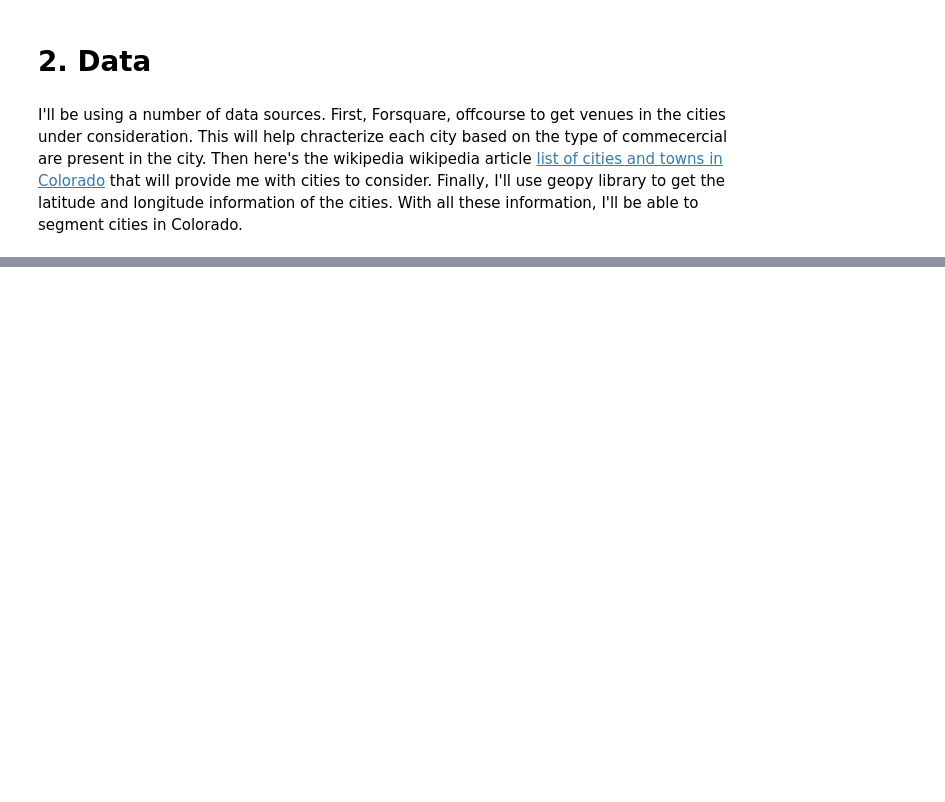
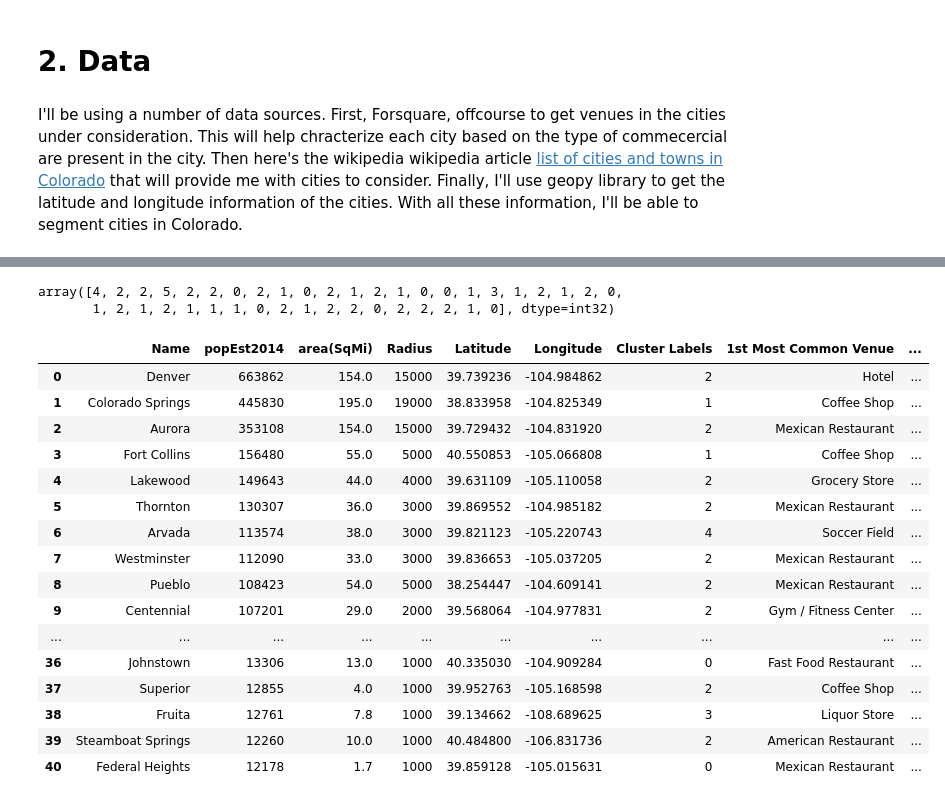
Before and after one commit to Ahmedbjr/Clustering, a Jupyter notebook: Cities Like Fort Collins.ipynb, the cells around one changed output, grey strips where cells are left out. Saved outputs shown, nothing was run; the diff lists cells and outputs as text; code cells hidden in the pictures; blank space fills up the shorter version.

```diff
--- a/Cities Like Fort Collins.ipynb
+++ b/Cities Like Fort Collins.ipynb
@@ -9,0 +449,21 @@ Then here's the wikipedia wikipedia article <a href="https://en.wikipedia.org/wi
+# %%
+num_top_venues = 10
+
+indicators = ['st', 'nd', 'rd']
+
+# create columns according to number of top venues
+columns = ['City']
+for ind in np.arange(num_top_venues):
+    try:
+        columns.append('{}{} Most Common Venue'.format(ind+1, indicators[ind]))
+    except:
+        columns.append('{}th Most Common Venue'.format(ind+1))
+
+# create a new dataframe
+city_venues_sorted = pd.DataFrame(columns=columns)
+city_venues_sorted['City'] = colorado_grouped['City']
+
+for ind in np.arange(colorado_grouped.shape[0]):
+    city_venues_sorted.iloc[ind, 1:] = return_most_common_venues(colorado_grouped.iloc[ind, :], num_top_venues)
+
+city_venues_sorted.head()
@@ -9,0 +492,11 @@ Then here's the wikipedia wikipedia article <a href="https://en.wikipedia.org/wi
+# %%
+# set number of clusters
+kclusters = 6
+
+colorado_grouped_clustering = colorado_grouped.drop('City', 1)
+
+# run k-means clustering
+kmeans = KMeans(n_clusters=kclusters, random_state=0).fit(colorado_grouped_clustering)
+
+# check cluster labels generated for each row in the dataframe
+kmeans.labels_[0:10]
@@ -9,0 +507,10 @@ Then here's the wikipedia wikipedia article <a href="https://en.wikipedia.org/wi
+# %%
+# add clustering labels
+city_venues_sorted.insert(0, 'Cluster Labels', kmeans.labels_)
+
+colorado_merged = df_topCities
+
+# merge toronto_grouped with toronto_data to add latitude/longitude for each neighborhood
+colorado_merged = colorado_merged.join(city_venues_sorted.set_index('City'), on='Name')
+
+colorado_merged.head() # check the last columns!
@@ -9,0 +550,25 @@ Then here's the wikipedia wikipedia article <a href="https://en.wikipedia.org/wi
+# %%
+kmeans.labels_
+# %% [output]
+array([4, 2, 2, 5, 2, 2, 0, 2, 1, 0, 2, 1, 2, 1, 0, 0, 1, 3, 1, 2, 1, 2, 0,
+       1, 2, 1, 2, 1, 1, 1, 0, 2, 1, 2, 2, 0, 2, 2, 2, 1, 0], dtype=int32)
+# %%
+colorado_merged
+# %% [output]
+|  | Name | popEst2014 | area(SqMi) | Radius | Latitude | Longitude | Cluster Labels | 1st Most Common Venue | ... |
+| 0 | Denver | 663862 | 154.0 | 15000 | 39.739236 | -104.984862 | 2 | Hotel | ... |
+| 1 | Colorado Springs | 445830 | 195.0 | 19000 | 38.833958 | -104.825349 | 1 | Coffee Shop | ... |
+| 2 | Aurora | 353108 | 154.0 | 15000 | 39.729432 | -104.831920 | 2 | Mexican Restaurant | ... |
+| 3 | Fort Collins | 156480 | 55.0 | 5000 | 40.550853 | -105.066808 | 1 | Coffee Shop | ... |
+| 4 | Lakewood | 149643 | 44.0 | 4000 | 39.631109 | -105.110058 | 2 | Grocery Store | ... |
+| 5 | Thornton | 130307 | 36.0 | 3000 | 39.869552 | -104.985182 | 2 | Mexican Restaurant | ... |
+| 6 | Arvada | 113574 | 38.0 | 3000 | 39.821123 | -105.220743 | 4 | Soccer Field | ... |
+| 7 | Westminster | 112090 | 33.0 | 3000 | 39.836653 | -105.037205 | 2 | Mexican Restaurant | ... |
+| 8 | Pueblo | 108423 | 54.0 | 5000 | 38.254447 | -104.609141 | 2 | Mexican Restaurant | ... |
+| 9 | Centennial | 107201 | 29.0 | 2000 | 39.568064 | -104.977831 | 2 | Gym / Fitness Center | ... |
+| ... | ... | ... | ... | ... | ... | ... | ... | ... | ... |
+| 36 | Johnstown | 13306 | 13.0 | 1000 | 40.335030 | -104.909284 | 0 | Fast Food Restaurant | ... |
+| 37 | Superior | 12855 | 4.0 | 1000 | 39.952763 | -105.168598 | 2 | Coffee Shop | ... |
+| 38 | Fruita | 12761 | 7.8 | 1000 | 39.134662 | -108.689625 | 3 | Liquor Store | ... |
+| 39 | Steamboat Springs | 12260 | 10.0 | 1000 | 40.484800 | -106.831736 | 2 | American Restaurant | ... |
+| 40 | Federal Heights | 12178 | 1.7 | 1000 | 39.859128 | -105.015631 | 0 | Mexican Restaurant | ... |
```
Also changed, not shown: parts of 49 cells of this notebook.
